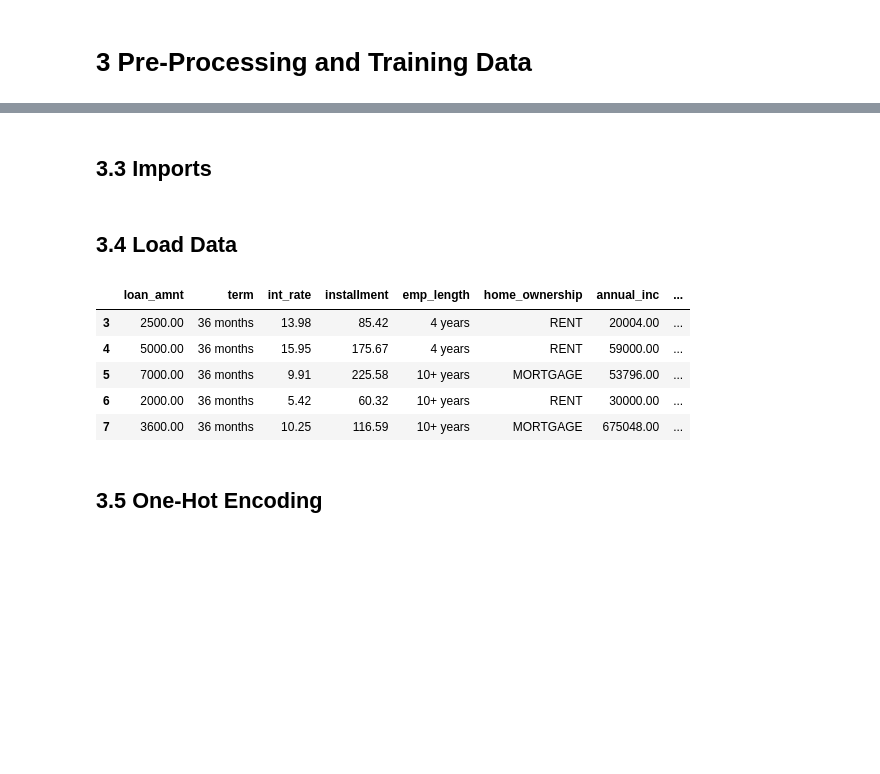
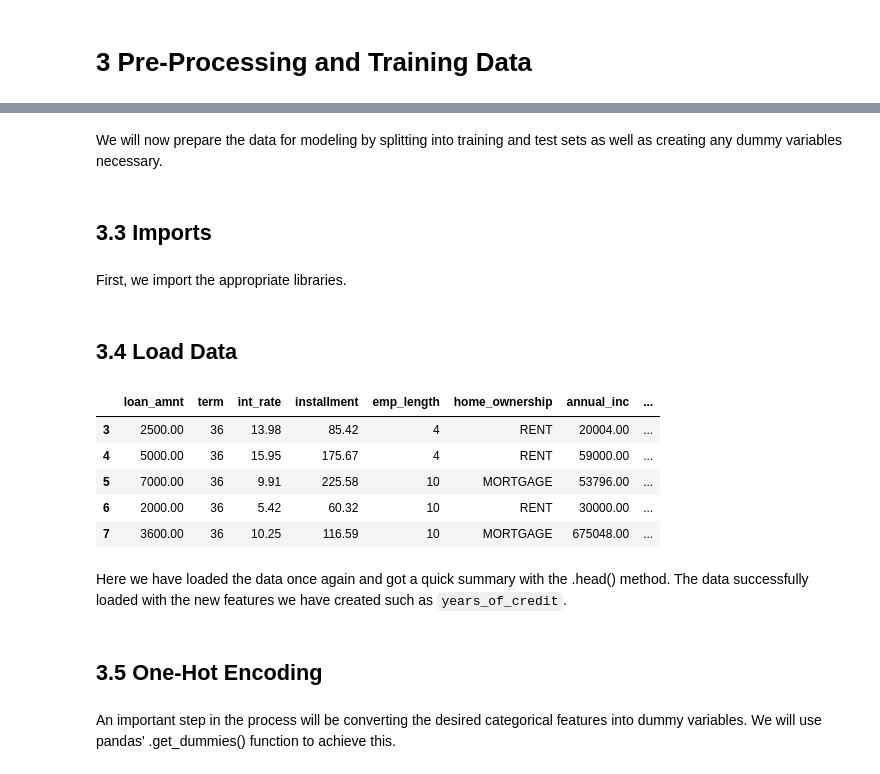
Before and after one commit to issacgomez07/Capstone-2-LendingClub-Defaults, a Jupyter notebook: notebooks/03_preprocessing_and_training.ipynb, the cells around one changed output, grey strips where cells are left out. Drawn from its saved outputs; the diff is of its cells as text; code cells hidden in the pictures; blank space fills up the shorter version.

Commit message:
completed pre-processing and training

```diff
--- a/notebooks/03_preprocessing_and_training.ipynb
+++ b/notebooks/03_preprocessing_and_training.ipynb
@@ -11,3 +16,5 @@
+# %% [markdown]
+We will now prepare the data for modeling by splitting into training and test sets as well as creating any dummy variables necessary.
 # %% [markdown]
 ## 3.3 Imports<a id='3.3_Imports'></a>
 # %%
@@ -28,16 +30,22 @@ from imblearn.pipeline import Pipeline
 pd.set_option('display.max_columns',50)
+# %% [markdown]
+First, we import the appropriate libraries.
 # %% [markdown]
 ## 3.4 Load Data<a id='3.4_Load_Data'></a>
 # %%
-explored_data = pd.read_csv('../data/processed/explored_data.csv', index_col=0)
+explored_data = pd.read_csv('../data/interim/explored_data.csv', index_col=0)
 explored_data.head()
 # %% [output]
 |  | loan_amnt | term | int_rate | installment | emp_length | home_ownership | annual_inc | ... |
-| 3 | 2500.00 | 36 months | 13.98 | 85.42 | 4 years | RENT | 20004.00 | ... |
-| 4 | 5000.00 | 36 months | 15.95 | 175.67 | 4 years | RENT | 59000.00 | ... |
-| 5 | 7000.00 | 36 months | 9.91 | 225.58 | 10+ years | MORTGAGE | 53796.00 | ... |
-| 6 | 2000.00 | 36 months | 5.42 | 60.32 | 10+ years | RENT | 30000.00 | ... |
-| 7 | 3600.00 | 36 months | 10.25 | 116.59 | 10+ years | MORTGAGE | 675048.00 | ... |
+| 3 | 2500.00 | 36 | 13.98 | 85.42 | 4 | RENT | 20004.00 | ... |
+| 4 | 5000.00 | 36 | 15.95 | 175.67 | 4 | RENT | 59000.00 | ... |
+| 5 | 7000.00 | 36 | 9.91 | 225.58 | 10 | MORTGAGE | 53796.00 | ... |
+| 6 | 2000.00 | 36 | 5.42 | 60.32 | 10 | RENT | 30000.00 | ... |
+| 7 | 3600.00 | 36 | 10.25 | 116.59 | 10 | MORTGAGE | 675048.00 | ... |
+# %% [markdown]
+Here we have loaded the data once again and got a quick summary with the .head() method. The data successfully loaded with the new features we have created such as `years_of_credit`.
 # %% [markdown]
 ## 3.5 One-Hot Encoding<a id='3.5_One-Hot_Encoding'></a>
+# %% [markdown]
+An important step in the process will be converting the desired categorical features into dummy variables. We will use pandas' .get_dummies() function to achieve this.
 # %%
```
Also changed, not shown: parts of 53 cells of this notebook, 11 other files.
